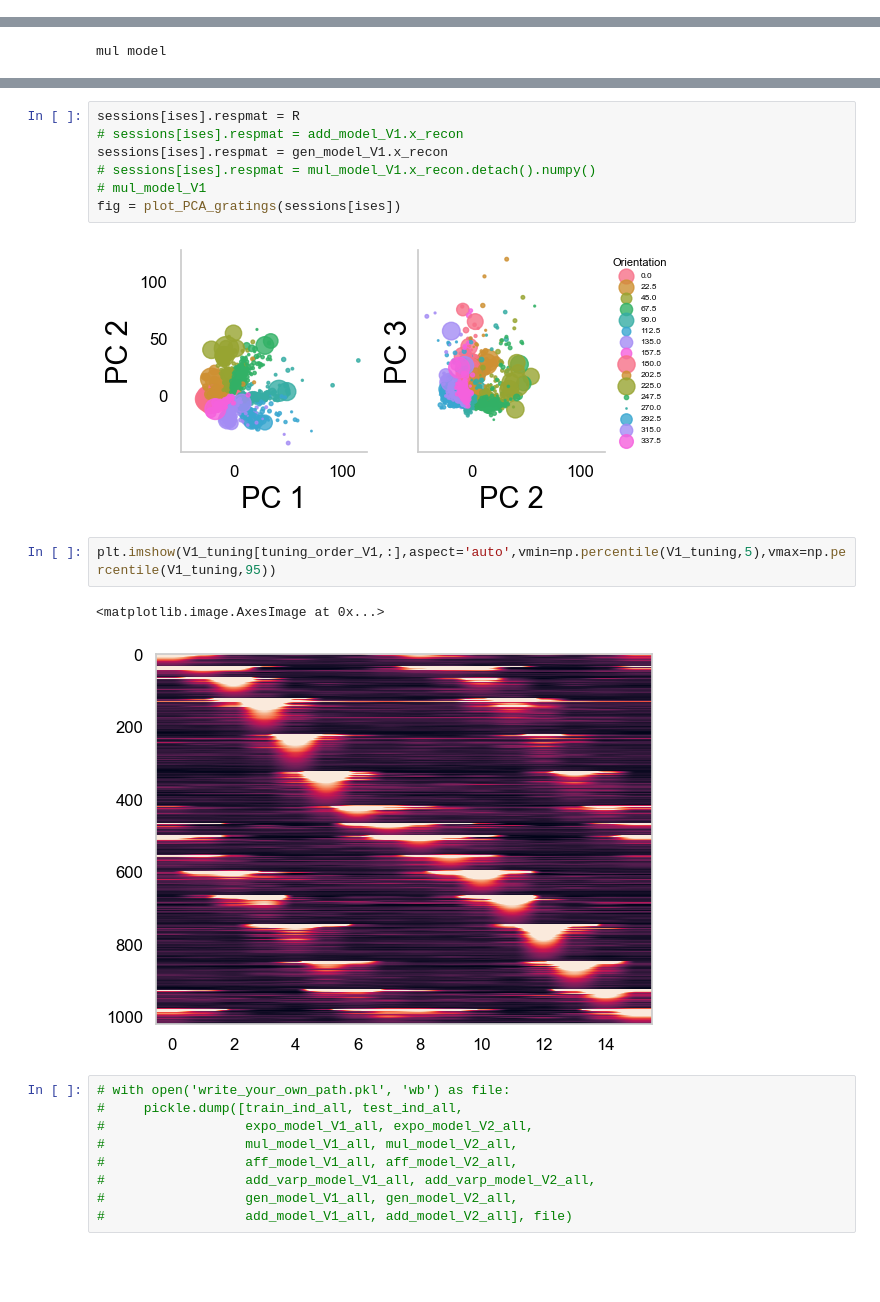
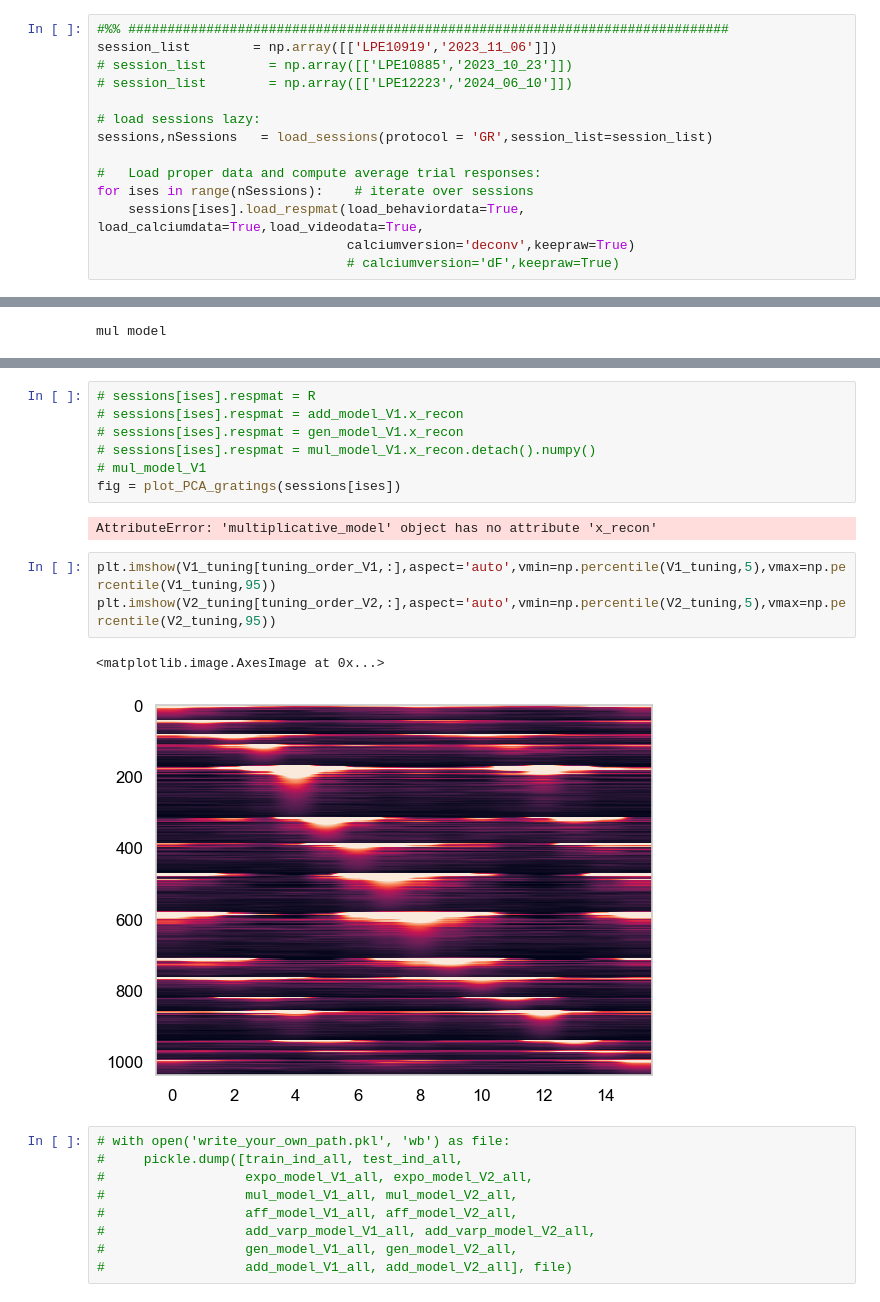
Before and after one commit to matthijsoudelohuis/molanalysis, a Jupyter notebook: gainmodel/stats_model_fit_dataset1_MOL.ipynb, the cells around one changed output, grey strips where cells are left out. Saved outputs shown, nothing was run; the diff lists cells and outputs as text; blank space fills up the shorter version.

```diff
--- a/gainmodel/stats_model_fit_dataset1_MOL.ipynb
+++ b/gainmodel/stats_model_fit_dataset1_MOL.ipynb
@@ -100,4 +100,17 @@ V2_f = np.sum(V2_spks_binned[:,int(100/bin_width):,:],1).T
 # %%
+#%% #############################################################################
+session_list        = np.array([['LPE10919','2023_11_06']])
+# session_list        = np.array([['LPE10885','2023_10_23']])
+# session_list        = np.array([['LPE12223','2024_06_10']])
+
+# load sessions lazy:
+sessions,nSessions   = load_sessions(protocol = 'GR',session_list=session_list)
+
+#   Load proper data and compute average trial responses:
+for ises in range(nSessions):    # iterate over sessions
+    sessions[ises].load_respmat(load_behaviordata=True, load_calciumdata=True,load_videodata=True,
+                                calciumversion='deconv',keepraw=True)
+                                # calciumversion='dF',keepraw=True)
 # %% [output]
 Computing average response for trial 3200 / 3200
 # %%
@@ -412,17 +430,18 @@ test NLL:  5256.329804874575 train NLL:  5256.329804874575
 # %%
-sessions[ises].respmat = R
+# sessions[ises].respmat = R
 # sessions[ises].respmat = add_model_V1.x_recon
-sessions[ises].respmat = gen_model_V1.x_recon
+# sessions[ises].respmat = gen_model_V1.x_recon
 # sessions[ises].respmat = mul_model_V1.x_recon.detach().numpy()
 # mul_model_V1
 fig = plot_PCA_gratings(sessions[ises])
 # %% [output]
-[figure, removed]
+AttributeError: 'multiplicative_model' object has no attribute 'x_recon'
 # %%
 plt.imshow(V1_tuning[tuning_order_V1,:],aspect='auto',vmin=np.percentile(V1_tuning,5),vmax=np.percentile(V1_tuning,95))
+plt.imshow(V2_tuning[tuning_order_V2,:],aspect='auto',vmin=np.percentile(V2_tuning,5),vmax=np.percentile(V2_tuning,95))
 # %% [output]
 <matplotlib.image.AxesImage at 0x...>
-[figure, old version]
+[figure, new version]
 # %%
 # with open('write_your_own_path.pkl', 'wb') as file:
 #     pickle.dump([train_ind_all, test_ind_all,
```
Also changed, not shown: parts of 9 cells of this notebook, 10 other files.
